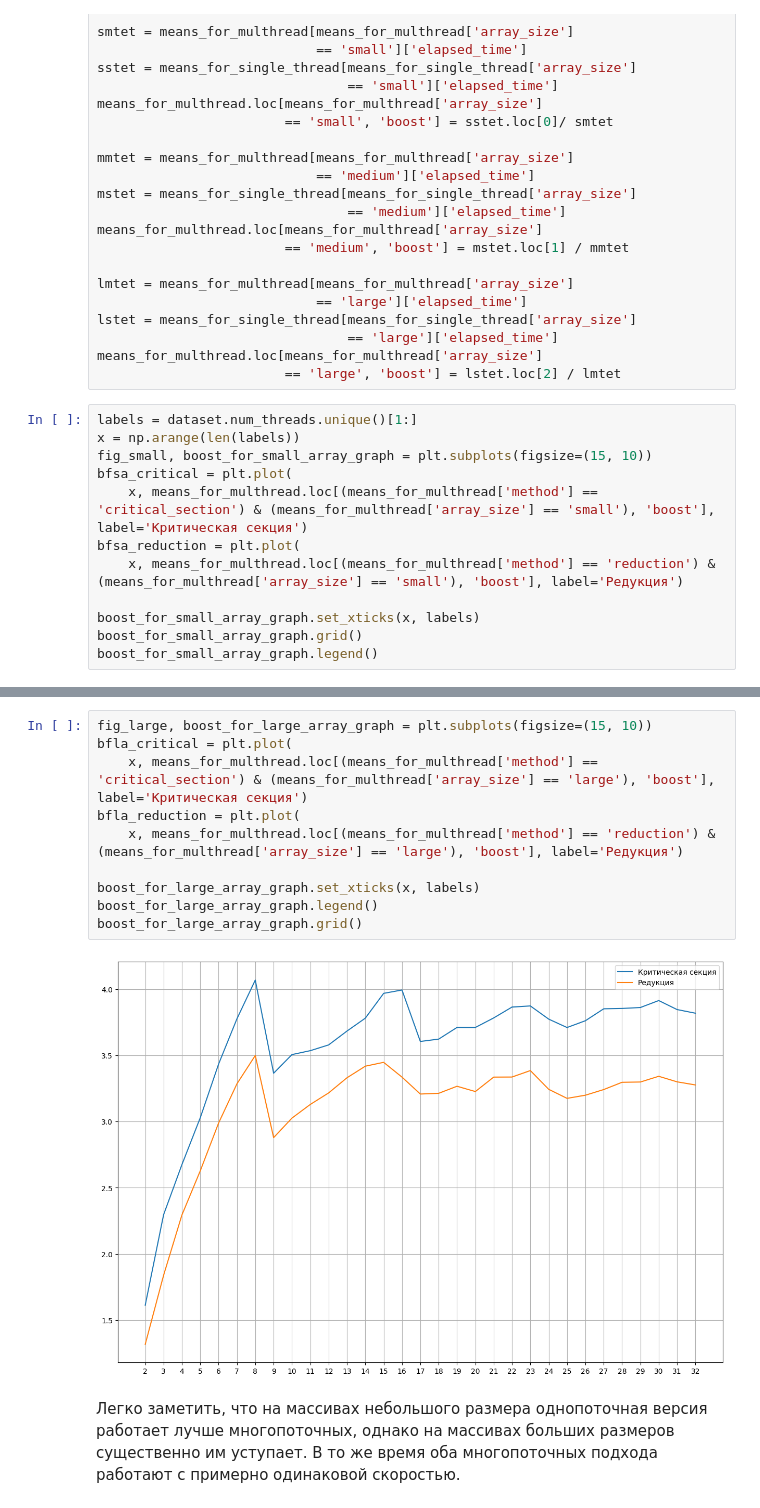
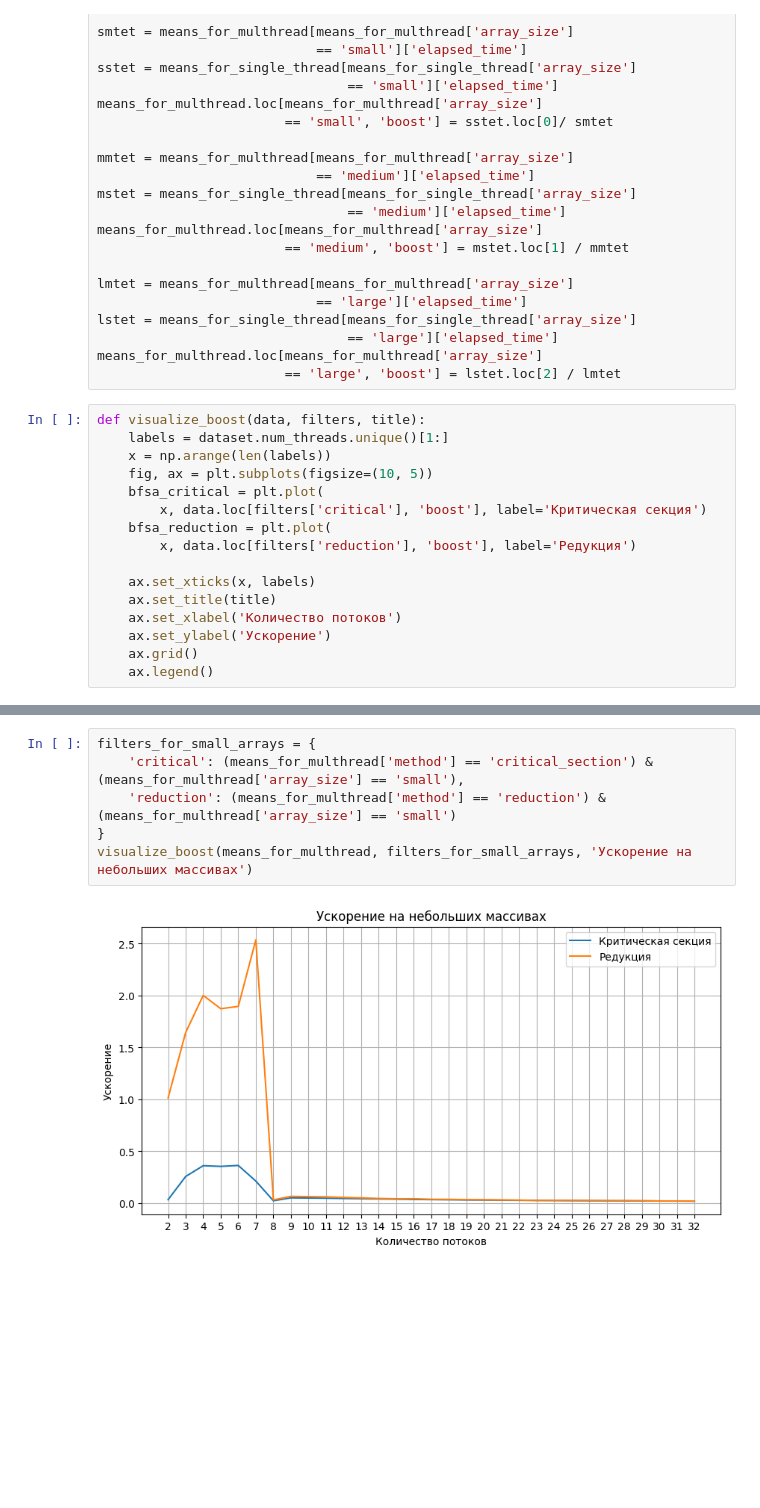
Before and after one commit to SkyWaet/openmp, a Jupyter notebook: python_scripts/vectorMinValue/vectorMinValue.ipynb, the cells around one changed output, grey strips where cells are left out. Drawn from its saved outputs; the diff is of its cells as text; blank space fills up the shorter version.

Commit message:
Comparison for different thread numbers added to task 1

```diff
--- a/python_scripts/vectorMinValue/vectorMinValue.ipynb
+++ b/python_scripts/vectorMinValue/vectorMinValue.ipynb
@@ -163,14 +163,18 @@ lstet = means_for_single_thread[means_for_single_thread['array_size']
 means_for_multhread.loc[means_for_multhread['array_size']
                         == 'large', 'boost'] = lstet.loc[2] / lmtet
 # %%
-labels = dataset.num_threads.unique()[1:]
-x = np.arange(len(labels))
-fig_small, boost_for_small_array_graph = plt.subplots(figsize=(15, 10))
-bfsa_critical = plt.plot(
-    x, means_for_multhread.loc[(means_for_multhread['method'] == 'critical_section') & (means_for_multhread['array_size'] == 'small'), 'boost'], label='Критическая секция')
-bfsa_reduction = plt.plot(
-    x, means_for_multhread.loc[(means_for_multhread['method'] == 'reduction') & (means_for_multhread['array_size'] == 'small'), 'boost'], label='Редукция')
+def visualize_boost(data, filters, title):
+    labels = dataset.num_threads.unique()[1:]
+    x = np.arange(len(labels))
+    fig, ax = plt.subplots(figsize=(10, 5))
+    bfsa_critical = plt.plot(
+        x, data.loc[filters['critical'], 'boost'], label='Критическая секция')
+    bfsa_reduction = plt.plot(
+        x, data.loc[filters['reduction'], 'boost'], label='Редукция')
 
-boost_for_small_array_graph.set_xticks(x, labels)
-boost_for_small_array_graph.grid()
-boost_for_small_array_graph.legend()
+    ax.set_xticks(x, labels)
+    ax.set_title(title)
+    ax.set_xlabel('Количество потоков')
+    ax.set_ylabel('Ускорение')
+    ax.grid()
+    ax.legend()
@@ -193,14 +181,8 @@ boost_for_medium_array_graph.legend()
-# %%
-fig_large, boost_for_large_array_graph = plt.subplots(figsize=(15, 10))
-bfla_critical = plt.plot(
-    x, means_for_multhread.loc[(means_for_multhread['method'] == 'critical_section') & (means_for_multhread['array_size'] == 'large'), 'boost'], label='Критическая секция')
-bfla_reduction = plt.plot(
-    x, means_for_multhread.loc[(means_for_multhread['method'] == 'reduction') & (means_for_multhread['array_size'] == 'large'), 'boost'], label='Редукция')
-
-boost_for_large_array_graph.set_xticks(x, labels)
-boost_for_large_array_graph.legend()
-boost_for_large_array_graph.grid()
-# %% [output]
-[figure, removed]
-# %% [markdown]
-Легко заметить, что на массивах небольшого размера однопоточная версия работает лучше многопоточных, однако на массивах больших размеров существенно им уступает. В то же время оба многопоточных подхода работают с примерно одинаковой скоростью.
+# %%
+filters_for_small_arrays = {
+    'critical': (means_for_multhread['method'] == 'critical_section') & (means_for_multhread['array_size'] == 'small'),
+    'reduction': (means_for_multhread['method'] == 'reduction') & (means_for_multhread['array_size'] == 'small')
+}
+visualize_boost(means_for_multhread, filters_for_small_arrays, 'Ускорение на небольших массивах')
+# %% [output]
+[figure, added]
```
Also changed, not shown: parts of 8 cells of this notebook, 3 other files.
